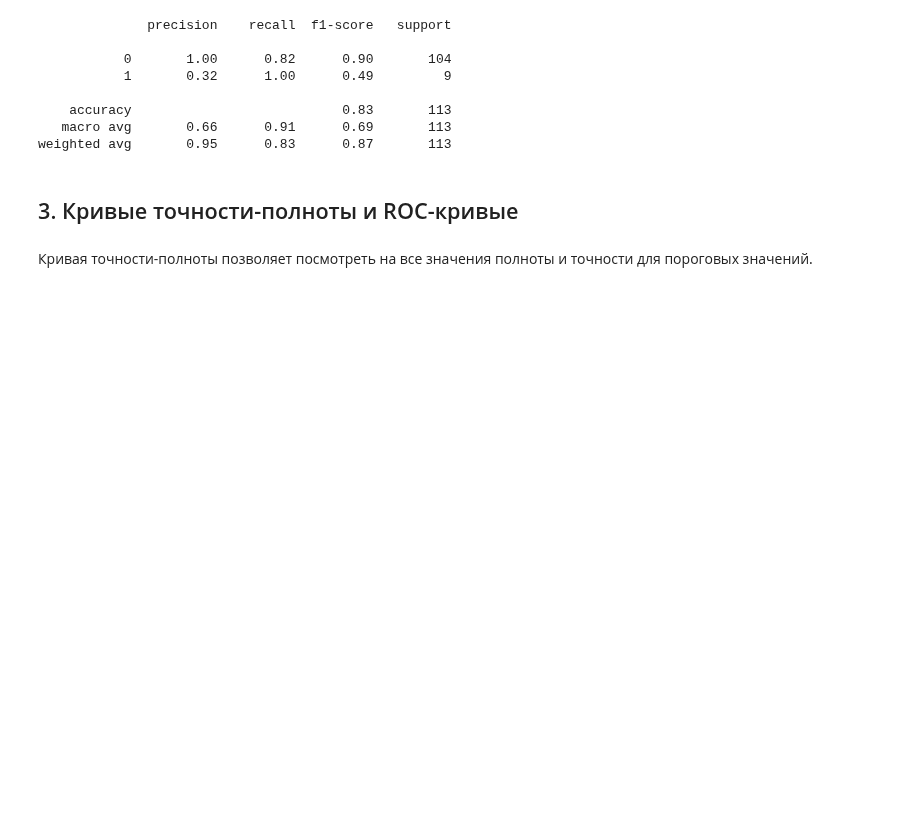
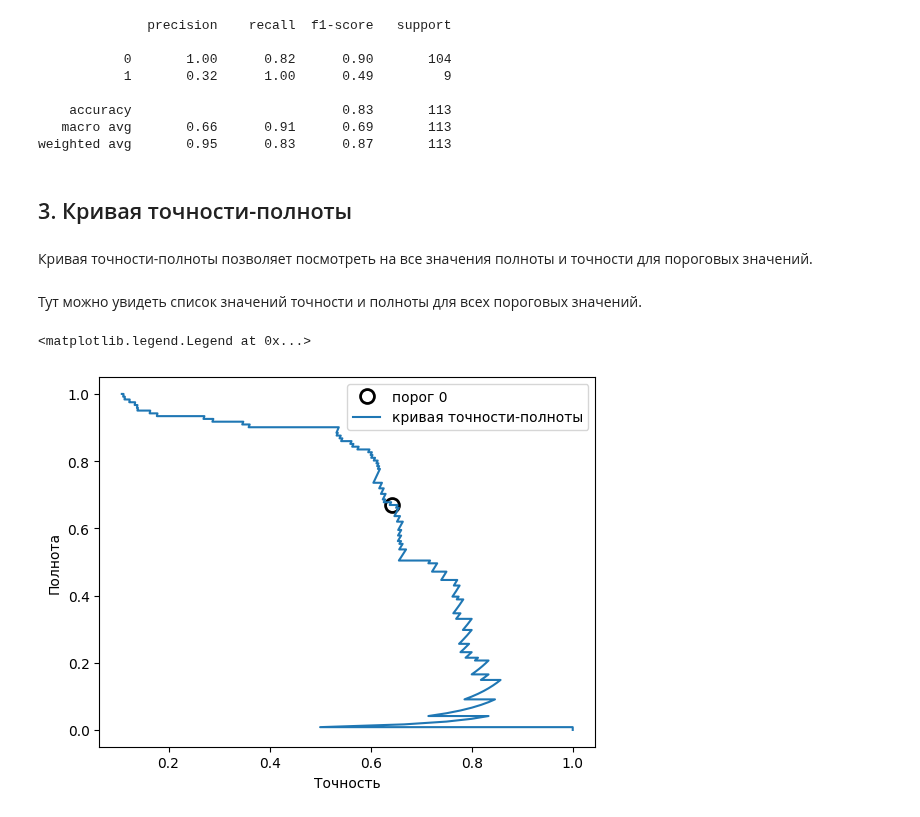
Before and after one commit to murpunk/Programming_2023, a Jupyter notebook: 15_05_23_Metrics.ipynb, the cells around one changed output. Drawn from its saved outputs; the diff is of its cells as text; code cells hidden in the pictures; blank space fills up the shorter version.

```diff
--- a/15_05_23_Metrics.ipynb
+++ b/15_05_23_Metrics.ipynb
@@ -187,9 +266,11 @@ print(classification_report(y_test, y_pred_lower_threshold))
    macro avg       0.66      0.91      0.69       113
 weighted avg       0.95      0.83      0.87       113
 # %% [markdown]
-## 3. Кривые точности-полноты и ROC-кривые
+## 3. Кривая точности-полноты
 # %% [markdown]
 Кривая точности-полноты позволяет посмотреть на все значения полноты и точности для пороговых значений.
 # %%
 from sklearn.metrics import precision_recall_curve
 precision, recall, thresholds = precision_recall_curve(y_test, svc.decision_function(X_test))
+# %% [markdown]
+Тут можно увидеть список значений точности и полноты для всех пороговых значений.
@@ -196,5 +279,18 @@ precision, recall, thresholds = precision_recall_curve(y_test, svc.decision_func
 # %%
+# используется большой объём данных, чтобы сгладить кривую
 X, y = make_blobs(n_samples=[4000, 500], cluster_std=[7.0, 2], random_state = 22)
 X_train, X_test, y_train, y_test = train_test_split(X, y, random_state = 0)
 svc = SVC(gamma=.05).fit(X_train, y_train)
 precision, recall, thresholds = precision_recall_curve(y_test, svc.decision_function(X_test))
+
+# находим ближайший к нулю порог
+close_zero = np.argmin(np.abs(thresholds))
+plt.plot(precision[close_zero], recall[close_zero], "o", markersize = 10, label = "порог 0", fillstyle = "none", c = "k", mew=2)
+
+plt.plot(precision, recall, label = "кривая точности-полноты")
+plt.xlabel("Точность")
+plt.ylabel("Полнота")
+plt.legend(loc="best")
+# %% [output]
+<matplotlib.legend.Legend at 0x...>
+[figure, added]
```
Also changed, not shown: parts of 35 cells of this notebook.
